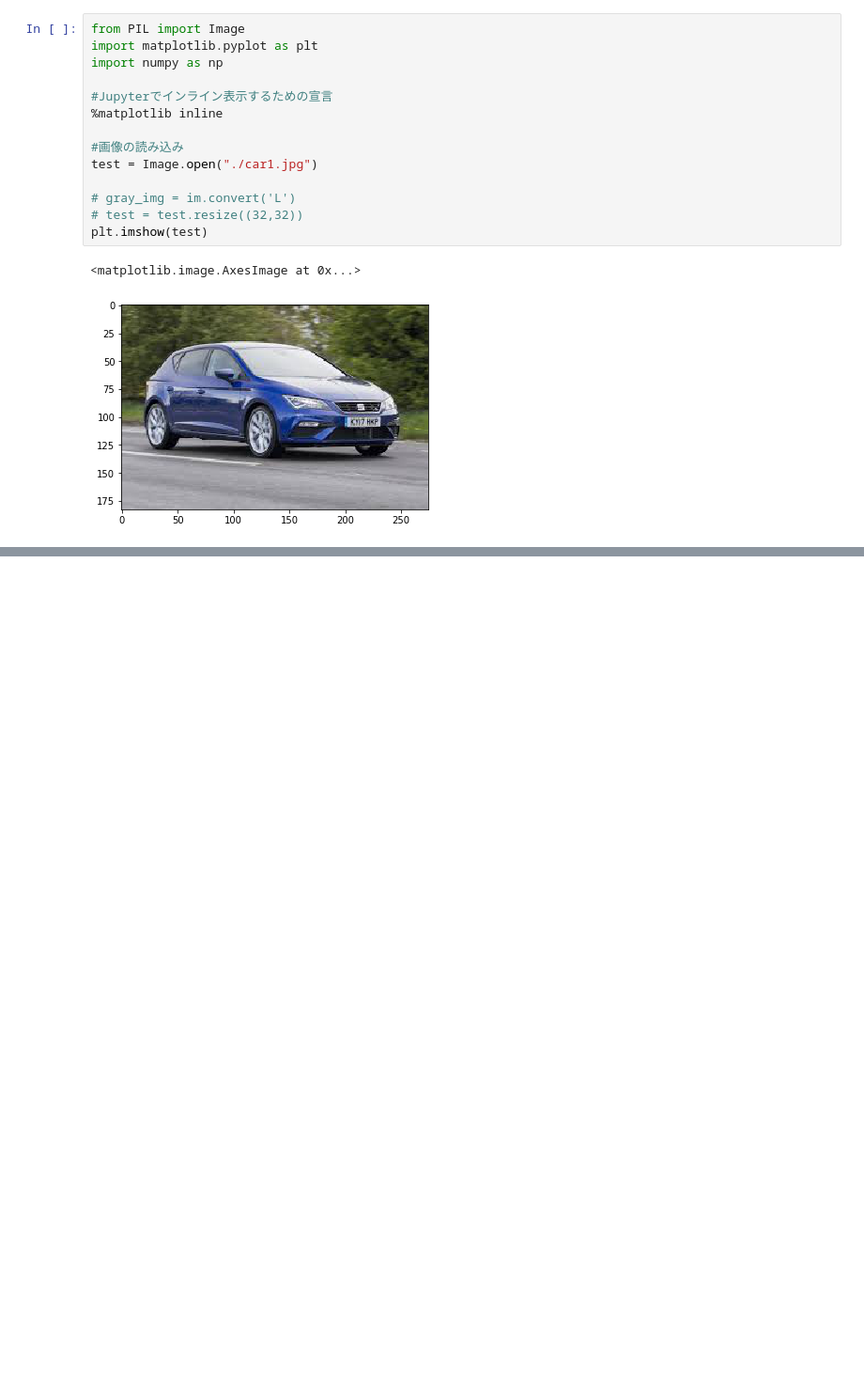
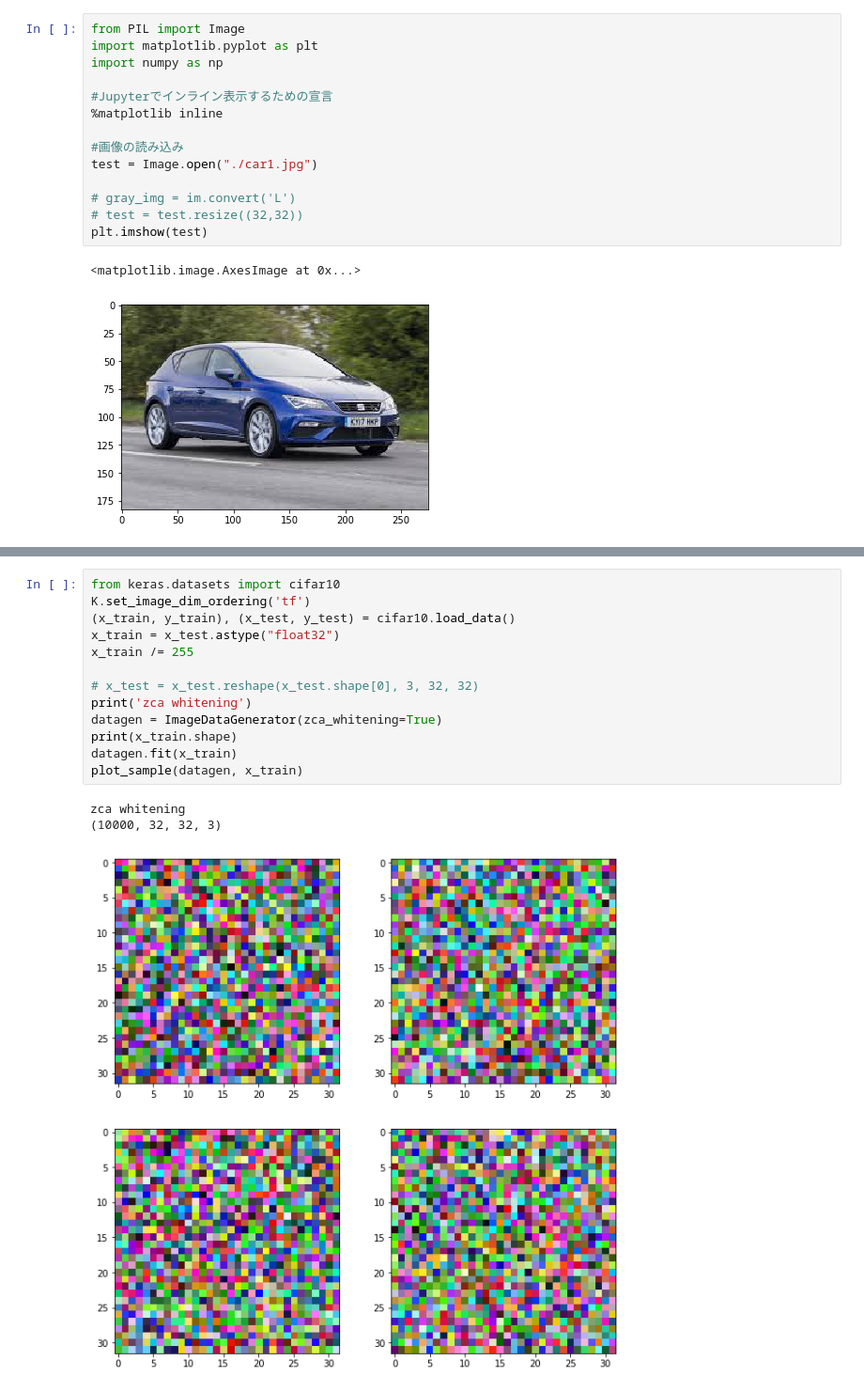
Before and after one commit to 0225kazuki/cnn_for_meetup, a Jupyter notebook: image_norm.ipynb, the cells around one changed output, grey strips where cells are left out. Shown at 94% size. Drawn from its saved outputs; the diff is of its cells as text; blank space fills up the shorter version.

```diff
--- a/image_norm.ipynb
+++ b/image_norm.ipynb
@@ -107 +129,18 @@ channel_shift_range
 ... (8 outputs left out)
+# %%
+from keras.datasets import cifar10
+K.set_image_dim_ordering('tf')
+(x_train, y_train), (x_test, y_test) = cifar10.load_data()
+x_train = x_test.astype("float32")
+x_train /= 255
+
+# x_test = x_test.reshape(x_test.shape[0], 3, 32, 32)
+print('zca whitening')
+datagen = ImageDataGenerator(zca_whitening=True)
+print(x_train.shape)
+datagen.fit(x_train)
+plot_sample(datagen, x_train)
+# %% [output]
+zca whitening
+(10000, 32, 32, 3)
+[figure, added]
```
Also changed, not shown: parts of 6 cells of this notebook.
